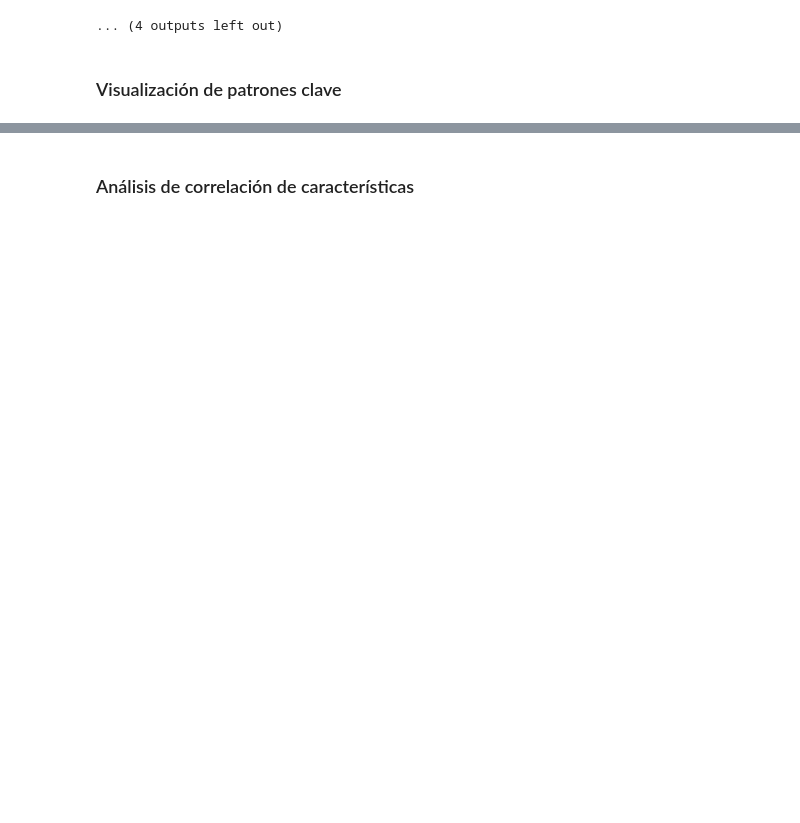
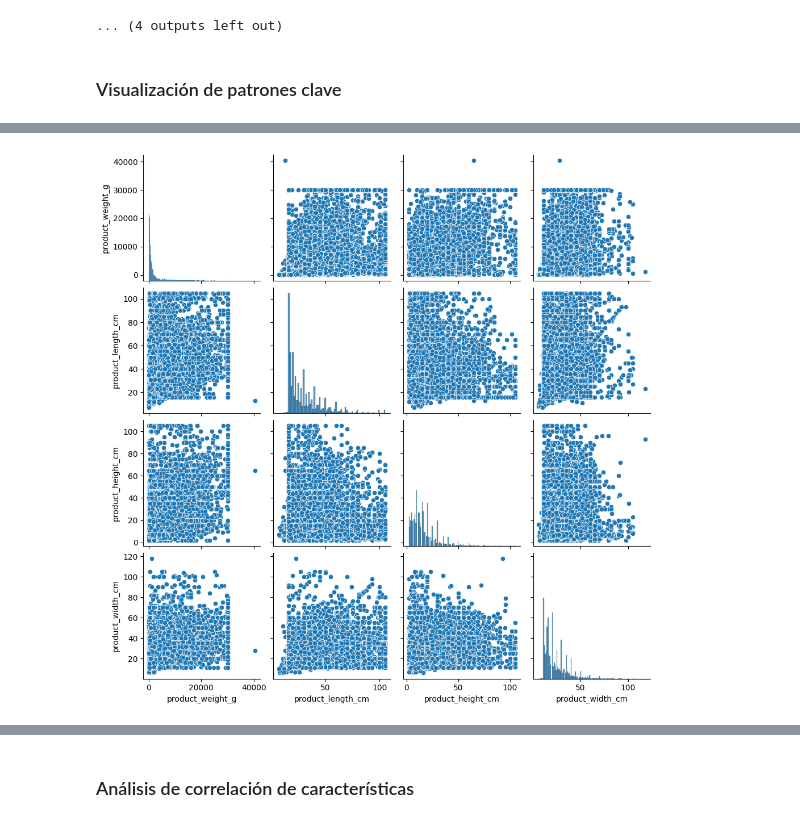
Before and after one commit to JoaquinCampos22155/proyecto3_Mineria, a Jupyter notebook: reporteEDA_copy.ipynb, the cells around one changed output, grey strips where cells are left out. Drawn from its saved outputs; the diff is of its cells as text; code cells hidden in the pictures; blank space fills up the shorter version.

```diff
--- a/reporteEDA_copy.ipynb
+++ b/reporteEDA_copy.ipynb
@@ -426,0 +452,7 @@ for name, df in datasets.items():
+# %%
+#Relaciones entre variables
+#Por ejemplo, ¿cómo se relaciona el peso con el tamaño del producto?
+sns.pairplot(products[['product_weight_g', 'product_length_cm', 'product_height_cm', 'product_width_cm']])
+plt.show()
+# %% [output]
+[figure, added]
```
Also changed, not shown: parts of 7 cells of this notebook.
